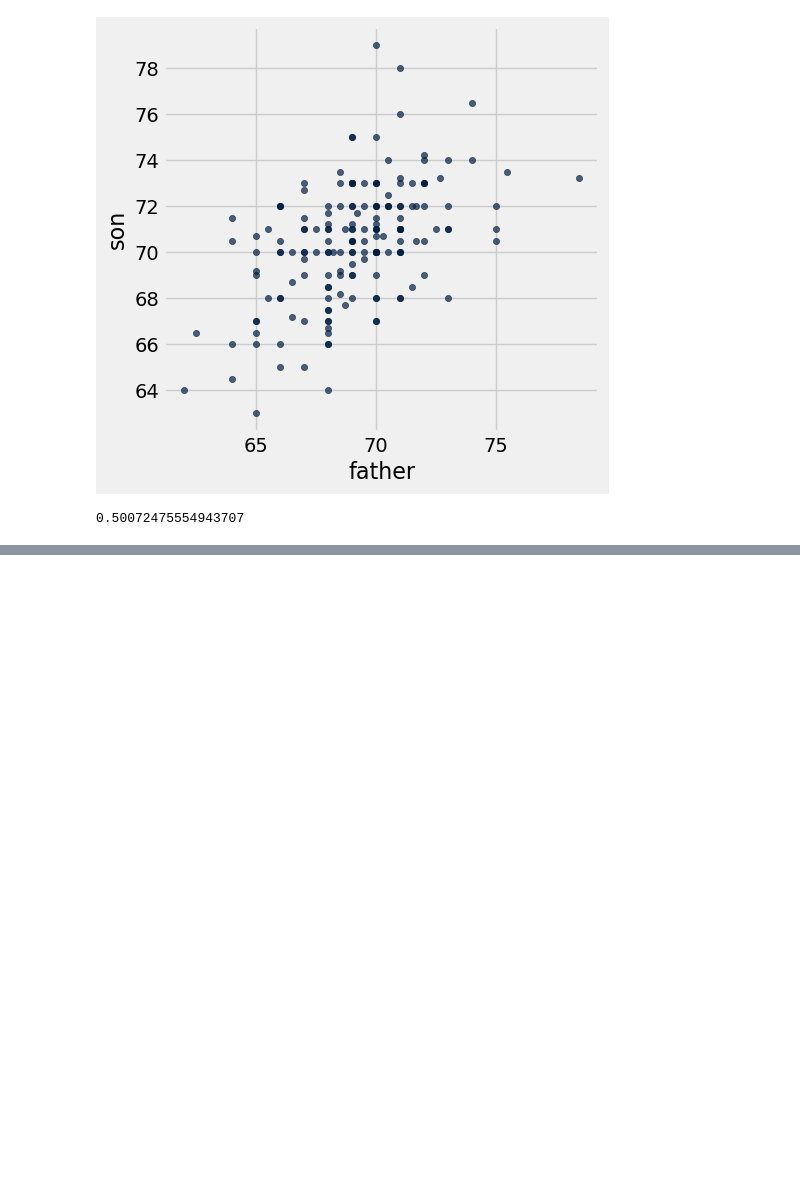
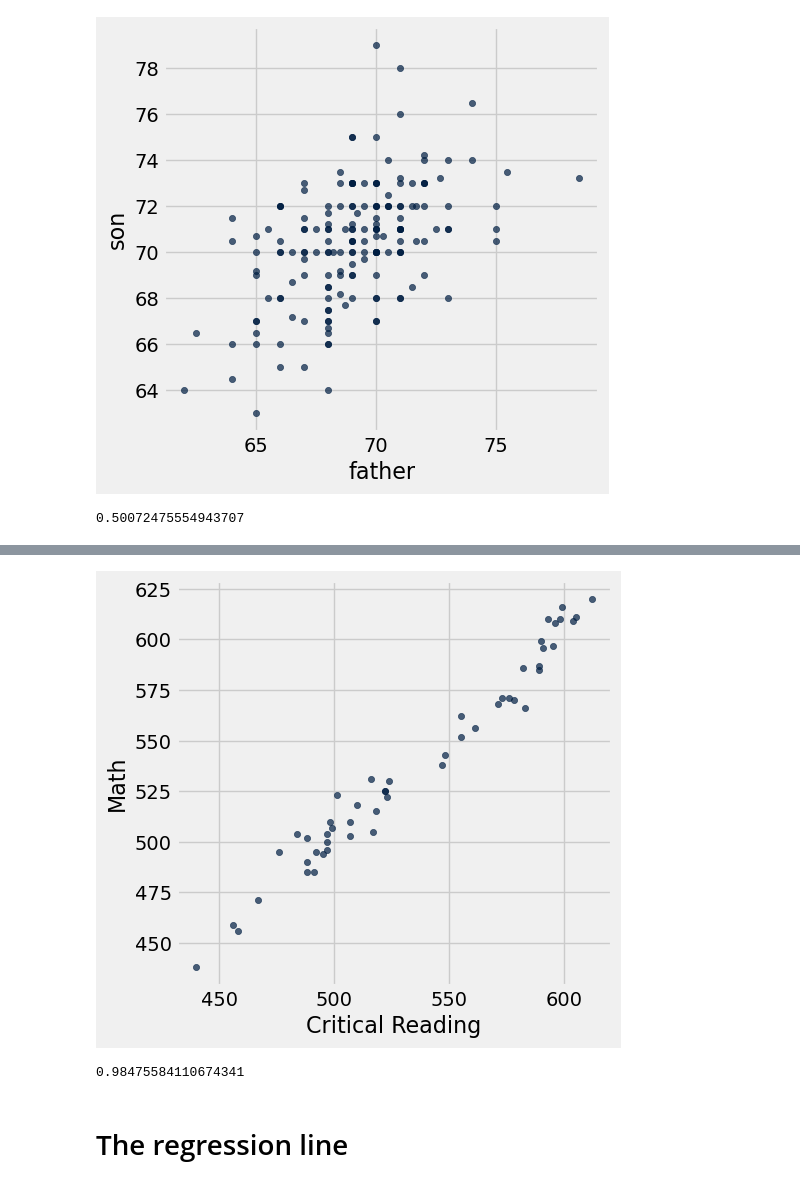
Before and after one commit to lawtonsclass/s26-code-from-class, a Jupyter notebook: data8/ch15.ipynb, the cells around one changed output, grey strips where cells are left out. Cells and saved outputs as stored; diff of their text form; code cells hidden in the pictures; blank space fills up the shorter version.

```diff
--- a/data8/ch15.ipynb
+++ b/data8/ch15.ipynb
@@ -350,0 +490,3 @@ np.mean(father_su * son_su)
+# %%
+sat2014 = Table.read_table('data/sat2014.csv').sort('State')
+sat2014
@@ -350,0 +508,8 @@ np.mean(father_su * son_su)
+# %%
+sat2014.scatter('Critical Reading', 'Math')
+# %% [output]
+[figure, added]
+# %%
+correlation(sat2014, 'Critical Reading', 'Math')
+# %% [output]
+0.98475584110674341
@@ -350,0 +522,2 @@ np.mean(father_su * son_su)
+# %% [markdown]
+# The regression line
```
Also changed, not shown: parts of 50 cells of this notebook.
